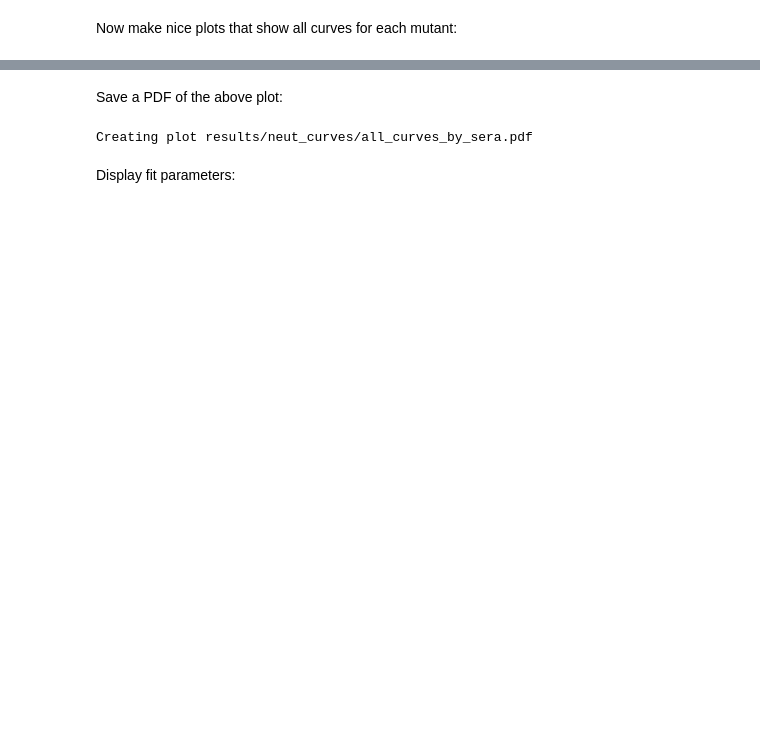
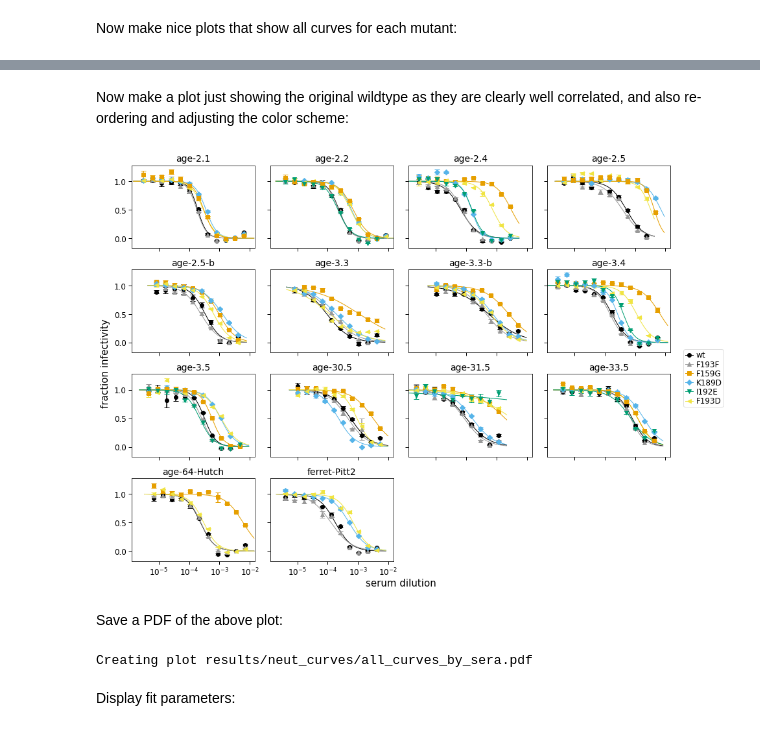
Before and after one commit to jbloomlab/map_flu_serum_Vietnam_H3_Perth2009, a Jupyter notebook: neut_curves.ipynb, the cells around one changed output, grey strips where cells are left out. Cells and saved outputs as stored; diff of their text form; code cells hidden in the pictures; blank space fills up the shorter version.

```diff
--- a/neut_curves.ipynb
+++ b/neut_curves.ipynb
@@ -155,3 +170,15 @@ fig_sera, _ = fits.plotSera(xlabel='serum dilution')
+# %% [markdown]
+Now make a plot just showing the original wildtype as they are clearly well correlated, and also re-ordering and adjusting the color scheme:
+# %%
+viruses_to_show = ['wt', 'F193F', 'F159G', 'K189D', 'I192E', 'F193D']
+colors = ['black'] + list(CBPALETTE)
+
+fig_sera, _ = fits.plotSera(xlabel='serum dilution',
+                            max_viruses_per_subplot=7,
+                            viruses=viruses_to_show,
+                            colors=colors)
+# %% [output]
+[figure, added]
 # %% [markdown]
 Save a PDF of the above plot:
 # %%
```
Also changed, not shown: parts of 8 cells of this notebook, 26 other files.
